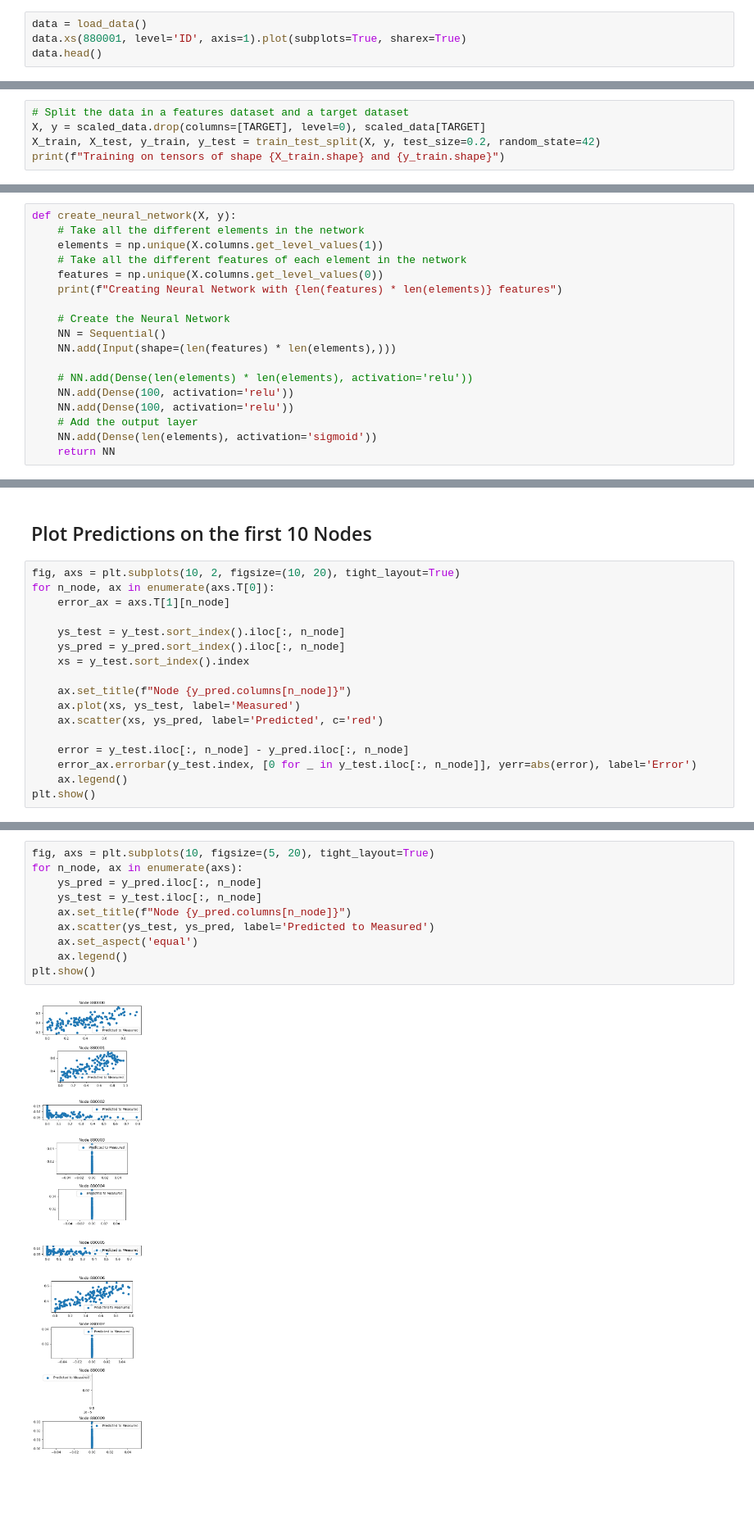
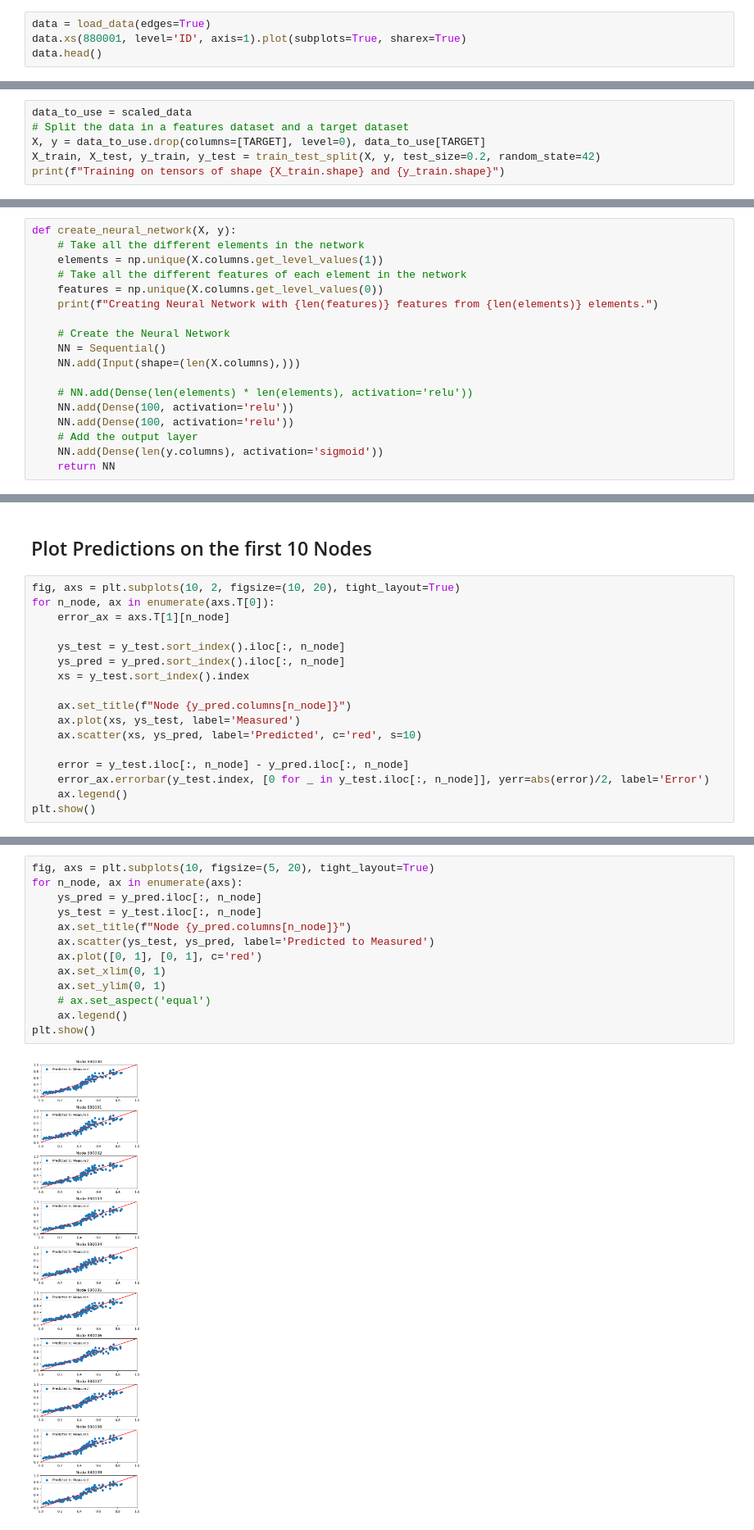
Before and after one commit to fedesss98/water-prediction-networks, a Jupyter notebook: notebooks/04-mlp-for-pressure.ipynb, the cells around one changed output, grey strips where cells are left out. Shown at 82% size. Cells and saved outputs as stored; diff of their text form; blank space fills up the shorter version.

```diff
--- a/notebooks/04-mlp-for-pressure.ipynb
+++ b/notebooks/04-mlp-for-pressure.ipynb
@@ -62,5 +72,5 @@ def scale_data(data):
 # %%
-data = load_data()
+data = load_data(edges=True)
 data.xs(880001, level='ID', axis=1).plot(subplots=True, sharex=True)
 data.head()
 # %% [output]
@@ -85,6 +102,7 @@ array([<Axes: xlabel='hour'>, <Axes: xlabel='hour'>,
 # %%
+data_to_use = scaled_data
 # Split the data in a features dataset and a target dataset
-X, y = scaled_data.drop(columns=[TARGET], level=0), scaled_data[TARGET]
+X, y = data_to_use.drop(columns=[TARGET], level=0), data_to_use[TARGET]
 X_train, X_test, y_train, y_test = train_test_split(X, y, test_size=0.2, random_state=42)
 print(f"Training on tensors of shape {X_train.shape} and {y_train.shape}")
 # %% [output]
@@ -118,17 +136,17 @@ def create_neural_network(X, y):
     elements = np.unique(X.columns.get_level_values(1))
     # Take all the different features of each element in the network
     features = np.unique(X.columns.get_level_values(0))
-    print(f"Creating Neural Network with {len(features) * len(elements)} features")
+    print(f"Creating Neural Network with {len(features)} features from {len(elements)} elements.")
 
     # Create the Neural Network
     NN = Sequential()
-    NN.add(Input(shape=(len(features) * len(elements),)))
+    NN.add(Input(shape=(len(X.columns),)))
 
     # NN.add(Dense(len(elements) * len(elements), activation='relu'))
     NN.add(Dense(100, activation='relu'))
     NN.add(Dense(100, activation='relu'))
     # Add the output layer
-    NN.add(Dense(len(elements), activation='sigmoid'))
+    NN.add(Dense(len(y.columns), activation='sigmoid'))
     return NN
 # %%
 NN = create_neural_network(X_train, y_train)
@@ -180,10 +196,10 @@ for n_node, ax in enumerate(axs.T[0]):
 
     ax.set_title(f"Node {y_pred.columns[n_node]}")
     ax.plot(xs, ys_test, label='Measured')
-    ax.scatter(xs, ys_pred, label='Predicted', c='red')
+    ax.scatter(xs, ys_pred, label='Predicted', c='red', s=10)
 
     error = y_test.iloc[:, n_node] - y_pred.iloc[:, n_node]
-    error_ax.errorbar(y_test.index, [0 for _ in y_test.iloc[:, n_node]], yerr=abs(error), label='Error')
+    error_ax.errorbar(y_test.index, [0 for _ in y_test.iloc[:, n_node]], yerr=abs(error)/2, label='Error')
     ax.legend()
 plt.show()
 # %% [output]
@@ -191,12 +207,15 @@ plt.show()
 # %%
 fig, axs = plt.subplots(10, figsize=(5, 20), tight_layout=True)
 for n_node, ax in enumerate(axs):
     ys_pred = y_pred.iloc[:, n_node]
     ys_test = y_test.iloc[:, n_node]
     ax.set_title(f"Node {y_pred.columns[n_node]}")
     ax.scatter(ys_test, ys_pred, label='Predicted to Measured')
-    ax.set_aspect('equal')
+    ax.plot([0, 1], [0, 1], c='red')
+    ax.set_xlim(0, 1)
+    ax.set_ylim(0, 1)
+    # ax.set_aspect('equal')
     ax.legend()
 plt.show()
 # %% [output]
-[figure, old version]
+[figure, new version]
```
Also changed, not shown: parts of 21 cells of this notebook.
